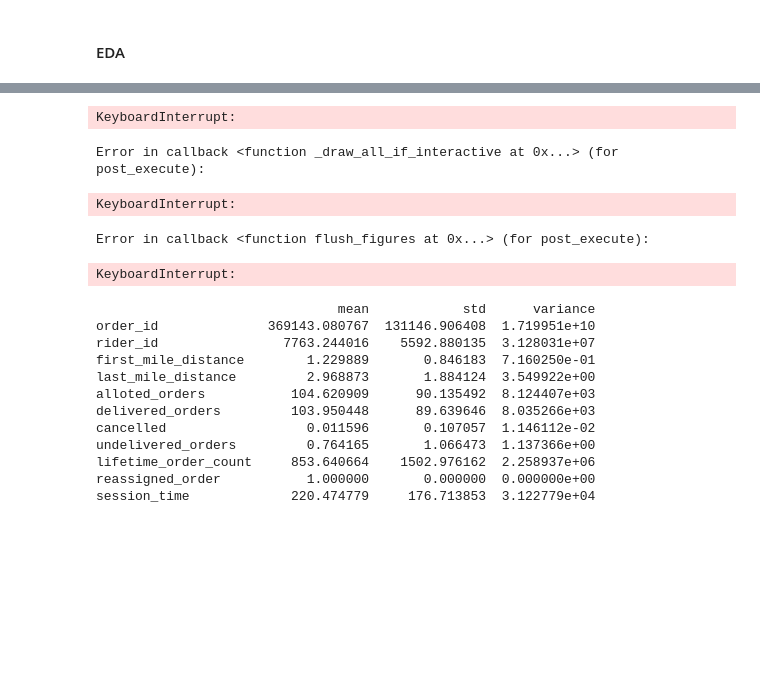
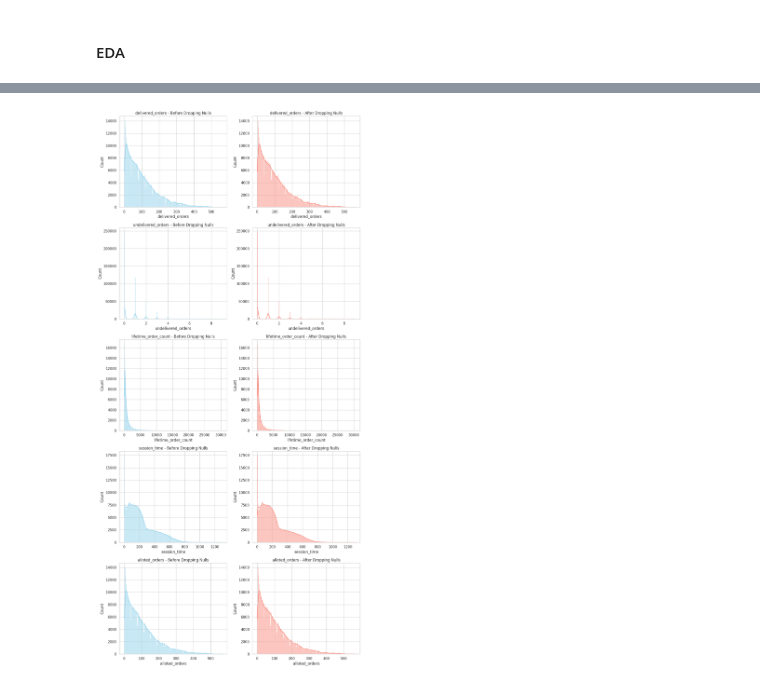
Before and after one commit to KarthikeyanBaskaran/SupplyChain-Analytics, a Jupyter notebook: EDA.ipynb, the cells around one changed output, grey strips where cells are left out. Cells and saved outputs as stored; diff of their text form; code cells hidden in the pictures; blank space fills up the shorter version.

```diff
--- a/EDA.ipynb
+++ b/EDA.ipynb
@@ -92,5 +211,0 @@ memory usage: 120.6+ MB
-# %%
-# Fill blanks in 'alloted_orders' with 'lifetime_order_count' where 'lifetime_order_count' < 2
-df.loc[(df['lifetime_order_count'] < 5)&(df['alloted_orders'].isna()), 'alloted_orders'] = df['lifetime_order_count']
-df.loc[(df['alloted_orders'] < 5) & (df['lifetime_order_count'].isna()),
-    'lifetime_order_count'] = df['alloted_orders']
@@ -129,3 +212,5 @@ df['accept_delay'] = (df['accept_time'] - df['allot_time']).dt.total_seconds()
+# %%
+dropcol = ['delivered_orders', 'undelivered_orders', 'lifetime_order_count', 'session_time', 'alloted_orders']
 # %%
 # Select columns for numerical analysis
 numerical_cols = df.select_dtypes(include=['number']).columns
@@ -164,34 +223,34 @@ for i in numerical_cols:
-# %%
-
-for col in numerical_cols:
-    plt.figure(figsize=(6, 4))
-    df[col].value_counts(normalize=True).plot(kind='bar')
-    plt.title(f'PMF of {col}')
-    plt.xlabel(col)
-    plt.ylabel('Probability')
-    plt.grid(True)
-    plt.show()
-# %% [output]
-KeyboardInterrupt:
-Error in callback <function _draw_all_if_interactive at 0x...> (for post_execute):
-KeyboardInterrupt:
-Error in callback <function flush_figures at 0x...> (for post_execute):
-KeyboardInterrupt:
-# %%
-feature_stats = df.describe().T[['mean', 'std']]
-feature_stats['variance'] = feature_stats['std'] ** 2
-
-print(feature_stats)
-# %% [output]
-                               mean            std      variance
-order_id              369143.080767  131146.906408  1.719951e+10
-rider_id                7763.244016    5592.880135  3.128031e+07
-first_mile_distance        1.229889       0.846183  7.160250e-01
-last_mile_distance         2.968873       1.884124  3.549922e+00
-alloted_orders           104.620909      90.135492  8.124407e+03
-delivered_orders         103.950448      89.639646  8.035266e+03
-cancelled                  0.011596       0.107057  1.146112e-02
-undelivered_orders         0.764165       1.066473  1.137366e+00
-lifetime_order_count     853.640664    1502.976162  2.258937e+06
-reassigned_order           1.000000       0.000000  0.000000e+00
-session_time             220.474779     176.713853  3.122779e+04
+# %%
+import pandas as pd
+import matplotlib.pyplot as plt
+import seaborn as sns
+
+# Copy original DataFrame
+df_copy = df.copy()
+
+# Set plot style
+sns.set(style='whitegrid')
+numeric_cols = dropcol
+
+# Create subplots
+num_cols = len(numeric_cols)
+ncols = 2  # Before and After
+nrows = num_cols
+
+fig, axes = plt.subplots(nrows, ncols, figsize=(12, 5 * nrows))
+
+# Loop through each numeric column
+for i, col in enumerate(numeric_cols):
+    # Plot before dropping nulls
+    sns.histplot(df_copy[col], ax=axes[i][0], kde=True, color='skyblue')
+    axes[i][0].set_title(f"{col} - Before Dropping Nulls")
+
+    # Plot after dropping nulls
+    sns.histplot(df_copy[col].dropna(), ax=axes[i][1], kde=True, color='salmon')
+    axes[i][1].set_title(f"{col} - After Dropping Nulls")
+
+# Layout adjustment
+plt.tight_layout()
+plt.show()
+# %% [output]
+[figure, added]
```
Also changed, not shown: parts of 26 cells of this notebook.
